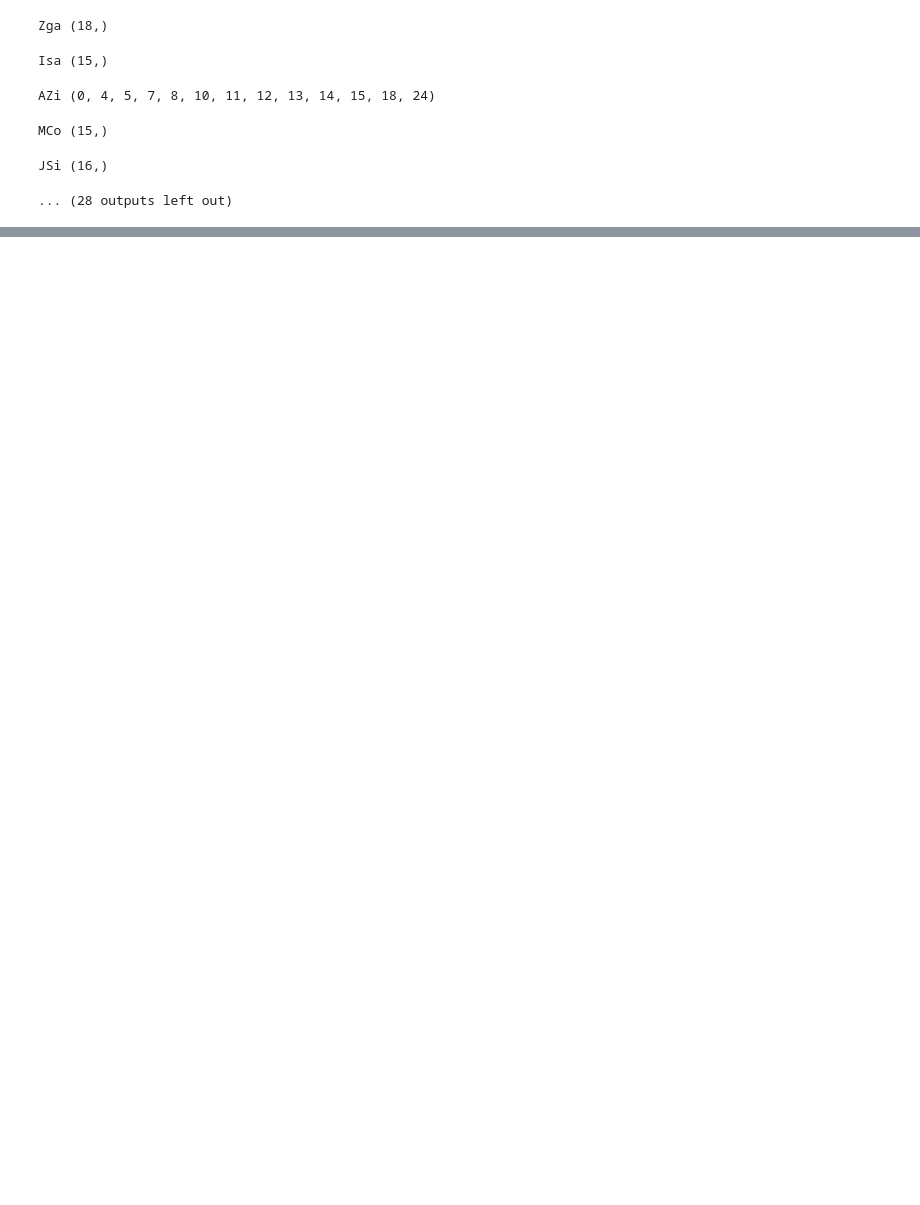
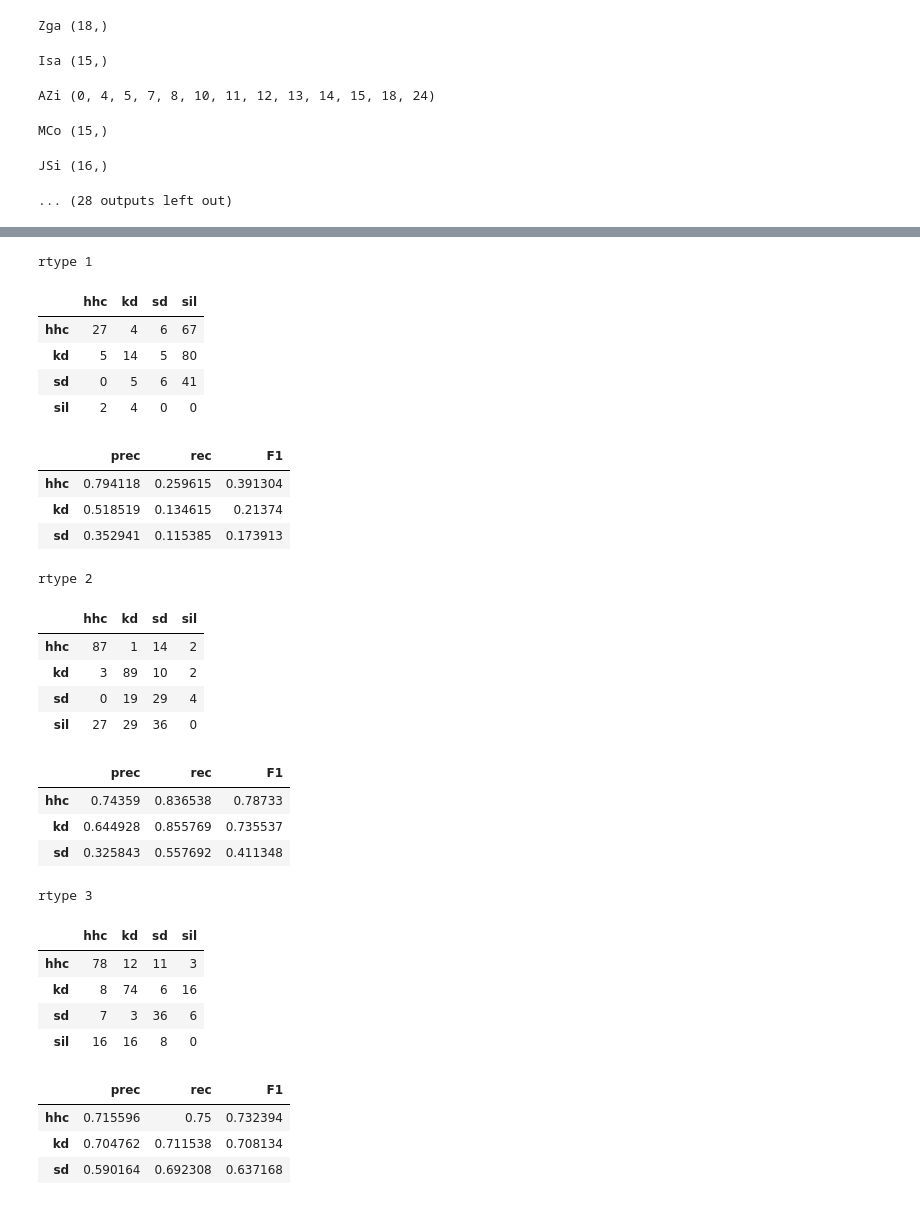
Before and after one commit to flyingleafe/vxs-vpt, a Jupyter notebook: notebooks/LVTData.ipynb, the cells around one changed output, grey strips where cells are left out. Cells and saved outputs as stored; diff of their text form; code cells hidden in the pictures; blank space fills up the shorter version.

```diff
--- a/notebooks/LVTData.ipynb
+++ b/notebooks/LVTData.ipynb
@@ -160,0 +173,55 @@ onsets: prec 1.0, rec 0.05, F1 0.09523809523809523
+# %%
+ms_thr = 50.0
+for rtype in [1, 2, 3]:
+    print(f'rtype {rtype}')
+    total_cf = None
+
+    for name, classifier in tqdm(all_classifiers[rtype].items()):
+        track, anno = frase_tracks[rtype][name]
+        result = vxs.segment_classify(track, classifier, lang_model=lang_model,
+                                      bpm=140.0, class_order=['kd', 'sd', 'hhc'])
+
+        onsets_f1, onsets_prec, onsets_rec = vxs.onsets_F1_score(
+            result['onsets']['time'].values, anno['time'].values, ms_threshold=ms_thr, prec_rec=True)
+
+        cf = vxs.classes_conf_matrix(result['onsets'], anno, ms_threshold=ms_thr)
+
+        if total_cf is None:
+            total_cf = cf
+        else:
+            total_cf = total_cf.add(cf, fill_value=0)
+
+    cfs[rtype] = total_cf
+    display.display(total_cf)
+    display.display(vxs.cf_to_prec_rec_F1(total_cf))
+# %% [output]
+rtype 1
+|  | hhc | kd | sd | sil |
+| hhc | 27 | 4 | 6 | 67 |
+| kd | 5 | 14 | 5 | 80 |
+| sd | 0 | 5 | 6 | 41 |
+| sil | 2 | 4 | 0 | 0 |
+|  | prec | rec | F1 |
+| hhc | 0.794118 | 0.259615 | 0.391304 |
+| kd | 0.518519 | 0.134615 | 0.21374 |
+| sd | 0.352941 | 0.115385 | 0.173913 |
+rtype 2
+|  | hhc | kd | sd | sil |
+| hhc | 87 | 1 | 14 | 2 |
+| kd | 3 | 89 | 10 | 2 |
+| sd | 0 | 19 | 29 | 4 |
+| sil | 27 | 29 | 36 | 0 |
+|  | prec | rec | F1 |
+| hhc | 0.74359 | 0.836538 | 0.78733 |
+| kd | 0.644928 | 0.855769 | 0.735537 |
+| sd | 0.325843 | 0.557692 | 0.411348 |
+rtype 3
+|  | hhc | kd | sd | sil |
+| hhc | 78 | 12 | 11 | 3 |
+| kd | 8 | 74 | 6 | 16 |
+| sd | 7 | 3 | 36 | 6 |
+| sil | 16 | 16 | 8 | 0 |
+|  | prec | rec | F1 |
+| hhc | 0.715596 | 0.75 | 0.732394 |
+| kd | 0.704762 | 0.711538 | 0.708134 |
+| sd | 0.590164 | 0.692308 | 0.637168 |
```
Also changed, not shown: parts of 5 cells of this notebook, 7 other files.
